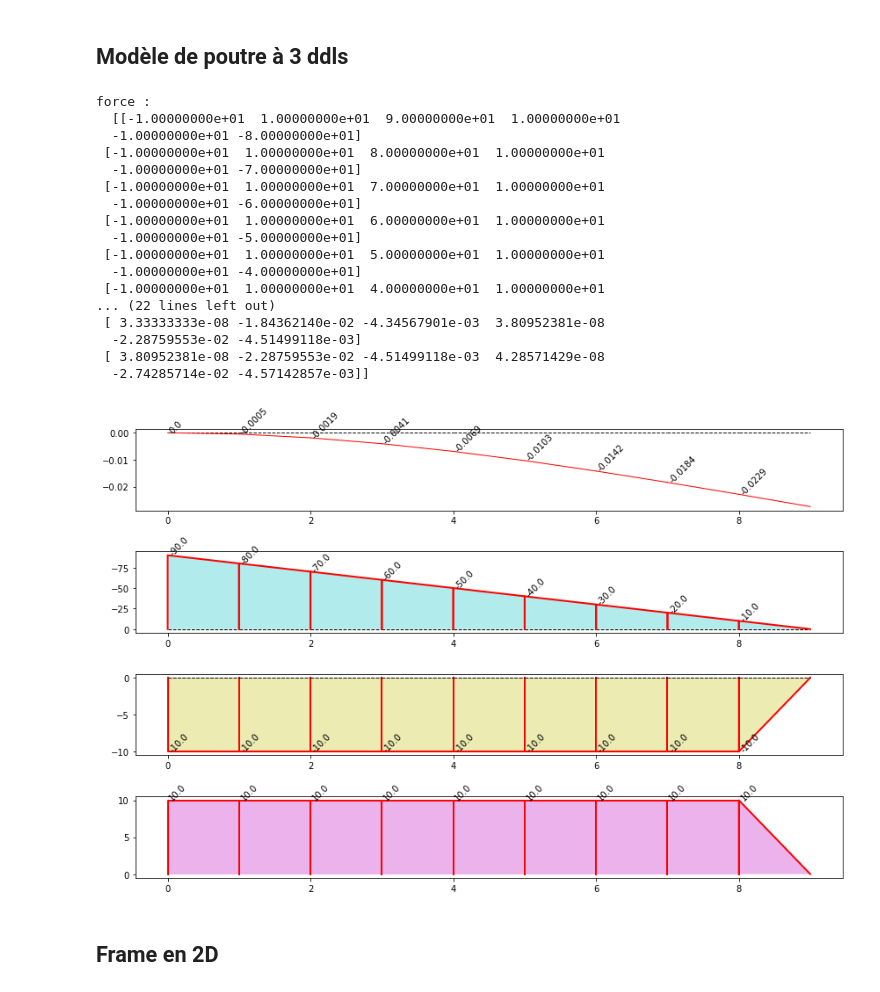
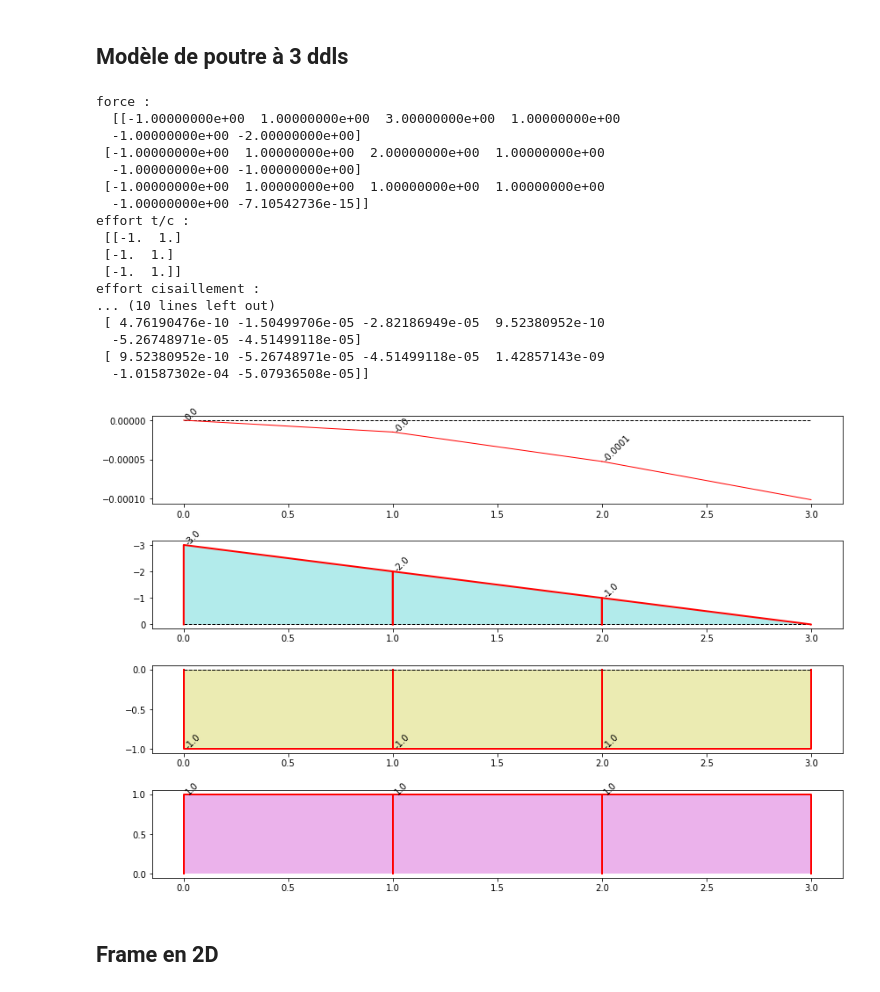
Before and after one commit to NicolasGameiro/FEM_Course, a Jupyter notebook: Notebooks/Element_Fini_1D/1D Truss - Beam - Frame.ipynb, the cells around one changed output. Drawn from its saved outputs; the diff is of its cells as text; code cells hidden in the pictures.

```diff
--- a/Notebooks/Element_Fini_1D/1D Truss - Beam - Frame.ipynb
+++ b/Notebooks/Element_Fini_1D/1D Truss - Beam - Frame.ipynb
@@ -462,17 +482,19 @@ class Frame :
             l = L[i]
             pi = self.distributed_load[i,0] # Fy_i
             pf = self.distributed_load[i,1] # Ry_j
-            eq_load_ele[i,0] = l * (21 * pi + 9 * pf) / 60 #Fy_i
-            eq_load_ele[i,1] = l * (l * (2 * pi + 3 * pf)) / 60 #Rz_i
-            eq_load_ele[i,2] = l * (9 * pi + 21 * pf) / 60 #Fy_j
-            eq_load_ele[i,3] = l * (l * ( - 2 * pi - 3 * pf)) / 60 #Rz_j
+            eq_load_ele[i,0] = 0 #Fx_i
+            eq_load_ele[i,1] = l * (21 * pi + 9 * pf) / 60 #Fy_i
+            eq_load_ele[i,2] = l * (l * (2 * pi + 3 * pf)) / 60 #Rz_i
+            eq_load_ele[i,3] = 0 #Fx_j
+            eq_load_ele[i,4] = l * (9 * pi + 21 * pf) / 60 #Fy_j
+            eq_load_ele[i,5] = l * (l * ( - 2 * pi - 3 * pf)) / 60 #Rz_j
 
         # Point load
         for i in range(ne):
-            self.point_load[self.bars[i, 0], 1] += eq_load_ele[i,0] #Fy_i
-            self.point_load[self.bars[i, 0], 2] += eq_load_ele[i,1] #Rz_i
-            self.point_load[self.bars[i, 1], 1] += eq_load_ele[i,2] #Fy_j
-            self.point_load[self.bars[i, 1], 2] += eq_load_ele[i,3] #Rz_j
+            self.point_load[self.bars[i, 0], 1] += eq_load_ele[i,1] #Fy_i
+            self.point_load[self.bars[i, 0], 2] += eq_load_ele[i,2] #Rz_i
+            self.point_load[self.bars[i, 1], 1] += eq_load_ele[i,4] #Fy_j
+            self.point_load[self.bars[i, 1], 2] += eq_load_ele[i,5] #Rz_j
 
         #print("distance : \n",d,"\n Longeuur \n",L,"\n angle \n",a,"\n Raideur matrice \n",K,"\n")
 
@@ -487,7 +509,7 @@ class Frame :
         u_ele = np.concatenate((u[self.bars[:,0]],u[self.bars[:,1]]),axis=1)
         f_ele = np.concatenate((self.point_load[self.bars[:,0]],self.point_load[self.bars[:,1]]),axis=1)
         for i in range(ne):
-            self.force[i] = k[i] @ u_ele[i] - f_ele[i]
+            self.force[i] = k[i] @ u_ele[i] - eq_load_ele[i]
             self.displacement[i] = u_ele[i]
 
     def plot(self, scale = None):
@@ -550,47 +572,50 @@ class Frame :
 # %%
 # Test
 
-nodes = [[i,0] for i in range(10)]
+nodes = [[i,0] for i in range(4)]
 bars = [[i,i+1] for i in range(len(nodes)-1)]
 nodes = np.array(nodes)
 
 bars = np.array(bars)
 
 beam_1 = Frame(E, I, nodes, bars)
 
 point_load_1 = beam_1.point_load
-point_load_1[-1,0] = 10 #Fx
-point_load_1[-1,1] = -10 #Fy
+point_load_1[-1,0] = 1 #Fx
+point_load_1[-1,1] = -1 #Fy
 
-distributed_load_1 = beam_1.distributed_load
+#distributed_load_1 = beam_1.distributed_load
 #distributed_load_1[5] = np.array([-10,-20])
 
 support_1 = beam_1.support
 support_1[0, :] = 0
 
 beam_1.analyse()
 print("force : \n ", beam_1.force)
+print("effort t/c : \n", beam_1.force[:,0::3])
+print("effort cisaillement : \n", beam_1.force[:,1::3])
+print("moment flexion : \n", beam_1.force[:,2::3])
 print("deplacement : \n",beam_1.displacement)
 beam_1.plot(scale = 1)
 # %% [output]
 force :
-  [[-1.00000000e+01  1.00000000e+01  9.00000000e+01  1.00000000e+01
-  -1.00000000e+01 -8.00000000e+01]
- [-1.00000000e+01  1.00000000e+01  8.00000000e+01  1.00000000e+01
-  -1.00000000e+01 -7.00000000e+01]
- [-1.00000000e+01  1.00000000e+01  7.00000000e+01  1.00000000e+01
-  -1.00000000e+01 -6.00000000e+01]
- [-1.00000000e+01  1.00000000e+01  6.00000000e+01  1.00000000e+01
-  -1.00000000e+01 -5.00000000e+01]
- [-1.00000000e+01  1.00000000e+01  5.00000000e+01  1.00000000e+01
-  -1.00000000e+01 -4.00000000e+01]
- [-1.00000000e+01  1.00000000e+01  4.00000000e+01  1.00000000e+01
-... (22 lines left out)
- [ 3.33333333e-08 -1.84362140e-02 -4.34567901e-03  3.80952381e-08
-  -2.28759553e-02 -4.51499118e-03]
- [ 3.80952381e-08 -2.28759553e-02 -4.51499118e-03  4.28571429e-08
-  -2.74285714e-02 -4.57142857e-03]]
+  [[-1.00000000e+00  1.00000000e+00  3.00000000e+00  1.00000000e+00
+  -1.00000000e+00 -2.00000000e+00]
+ [-1.00000000e+00  1.00000000e+00  2.00000000e+00  1.00000000e+00
+  -1.00000000e+00 -1.00000000e+00]
+ [-1.00000000e+00  1.00000000e+00  1.00000000e+00  1.00000000e+00
+  -1.00000000e+00 -7.10542736e-15]]
+effort t/c :
+ [[-1.  1.]
+ [-1.  1.]
+ [-1.  1.]]
+effort cisaillement :
+... (10 lines left out)
+ [ 4.76190476e-10 -1.50499706e-05 -2.82186949e-05  9.52380952e-10
+  -5.26748971e-05 -4.51499118e-05]
+ [ 9.52380952e-10 -5.26748971e-05 -4.51499118e-05  1.42857143e-09
+  -1.01587302e-04 -5.07936508e-05]]
-[figure, old version]
+[figure, new version]
 # %% [markdown]
 ## Frame en 2D
 # %%
```
Also changed, not shown: parts of 3 cells of this notebook.
